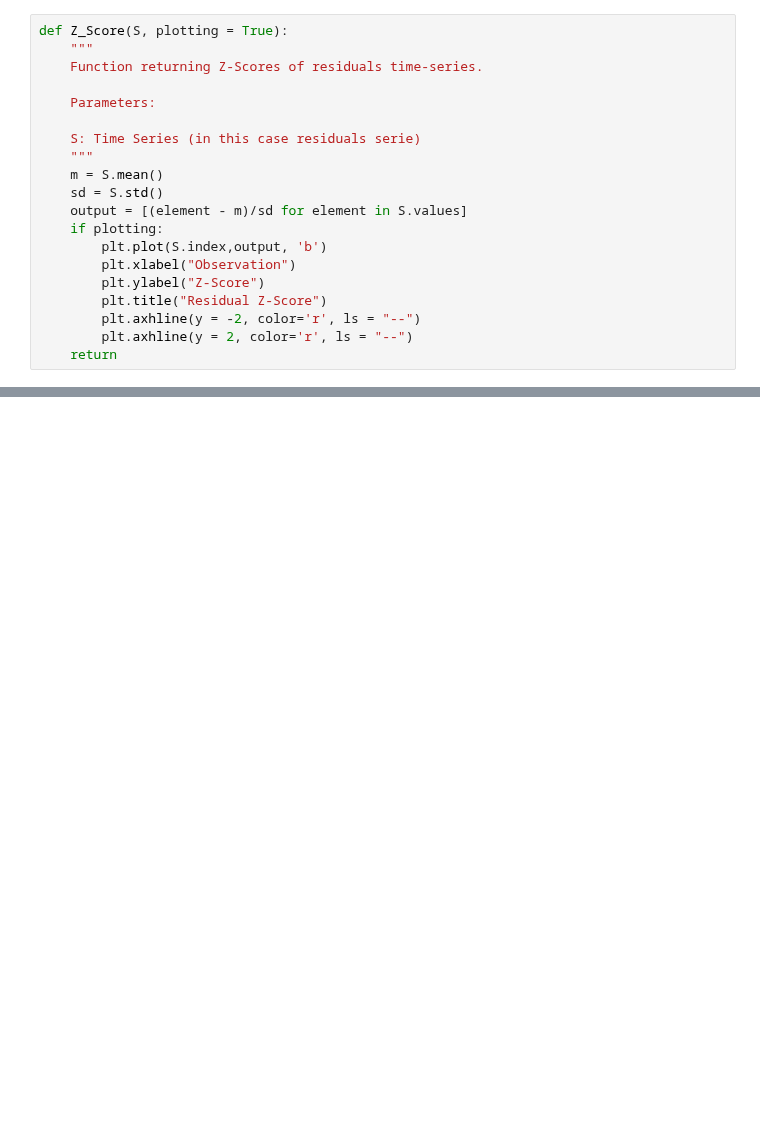
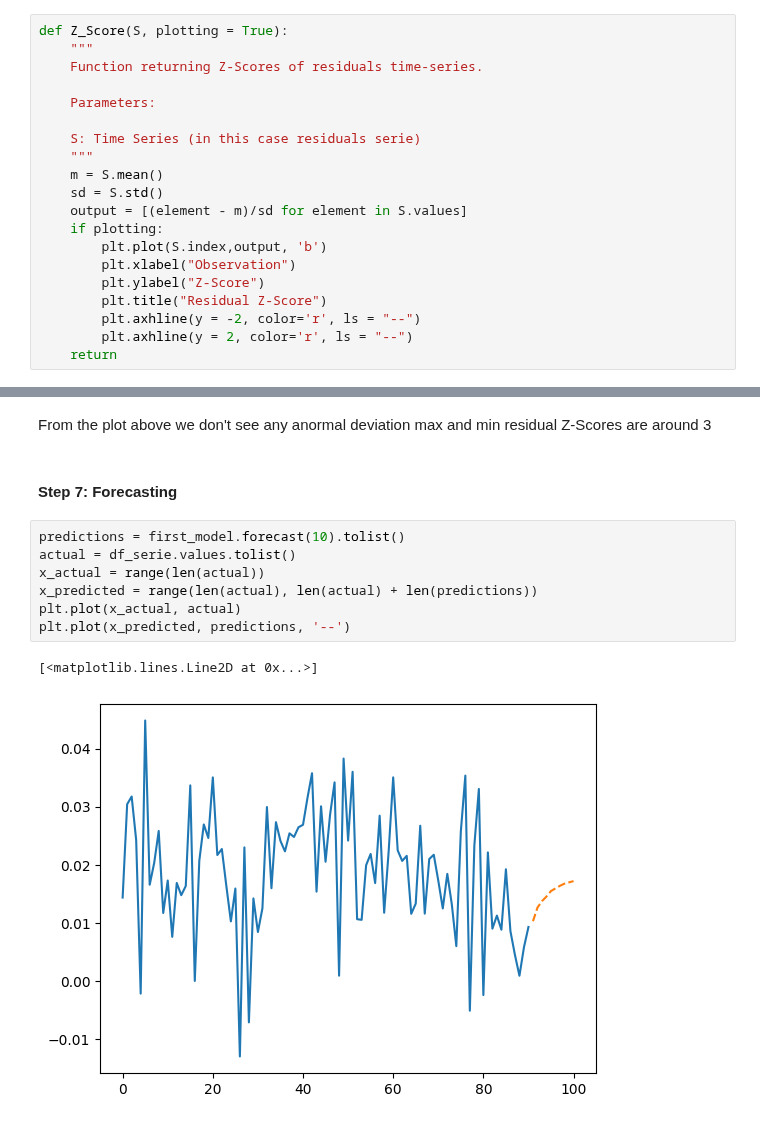
Before and after one commit to eduardo-contreras-dominguez/Time-Series-Analysis, a Jupyter notebook: Chapter 1.5 (Forecasting Time Series and Examples).ipynb, the cells around one changed output, grey strips where cells are left out. Cells and saved outputs as stored; diff of their text form; blank space fills up the shorter version.

Commit message:
Added forecasting.

```diff
--- a/Chapter 1.5 (Forecasting Time Series and Examples).ipynb
+++ b/Chapter 1.5 (Forecasting Time Series and Examples).ipynb
@@ -244,0 +233,14 @@ plt.plot(x_predicted, predictions)
+# %% [markdown]
+From the plot above we don't see any anormal deviation max and min residual Z-Scores are around 3
+# %% [markdown]
+#### Step 7: Forecasting
+# %%
+predictions = first_model.forecast(10).tolist()
+actual = df_serie.values.tolist()
+x_actual = range(len(actual))
+x_predicted = range(len(actual), len(actual) + len(predictions))
+plt.plot(x_actual, actual)
+plt.plot(x_predicted, predictions, '--')
+# %% [output]
+[<matplotlib.lines.Line2D at 0x...>]
+[figure, added]
```
Also changed, not shown: parts of 4 cells of this notebook.
